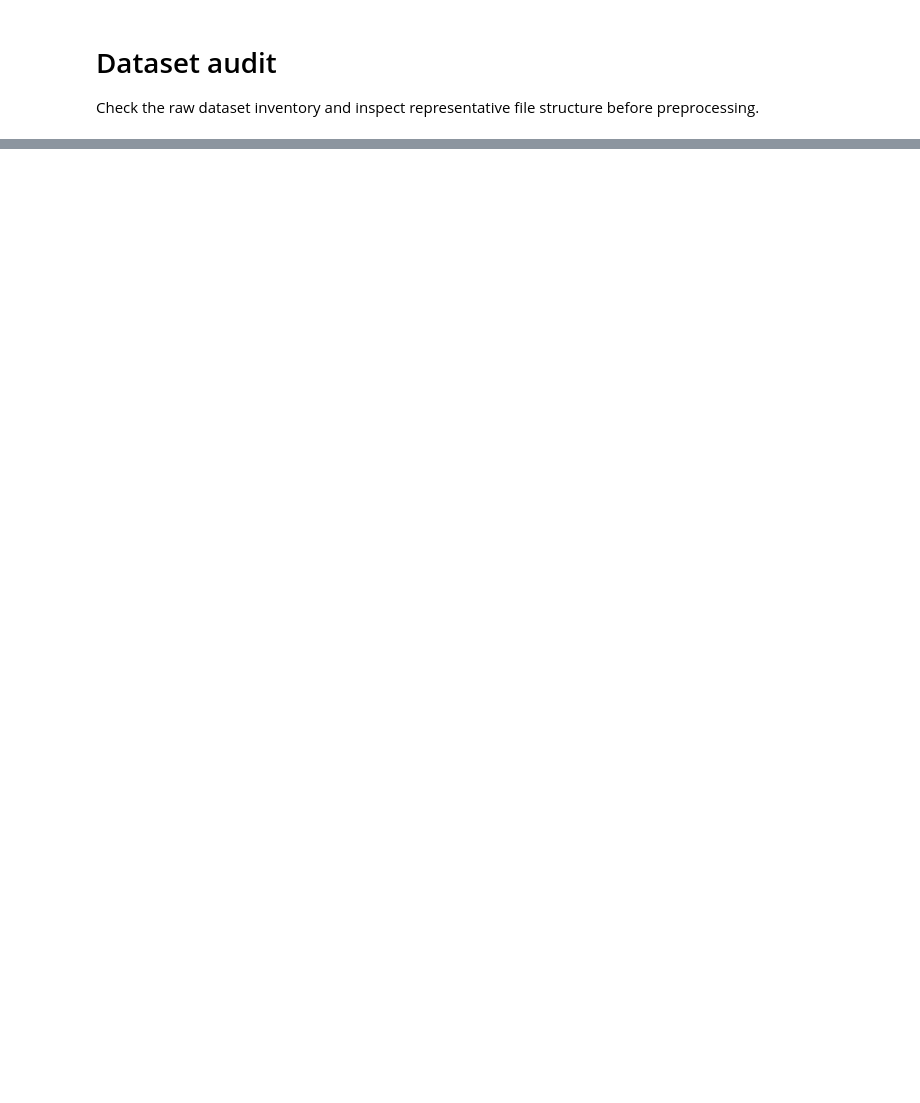
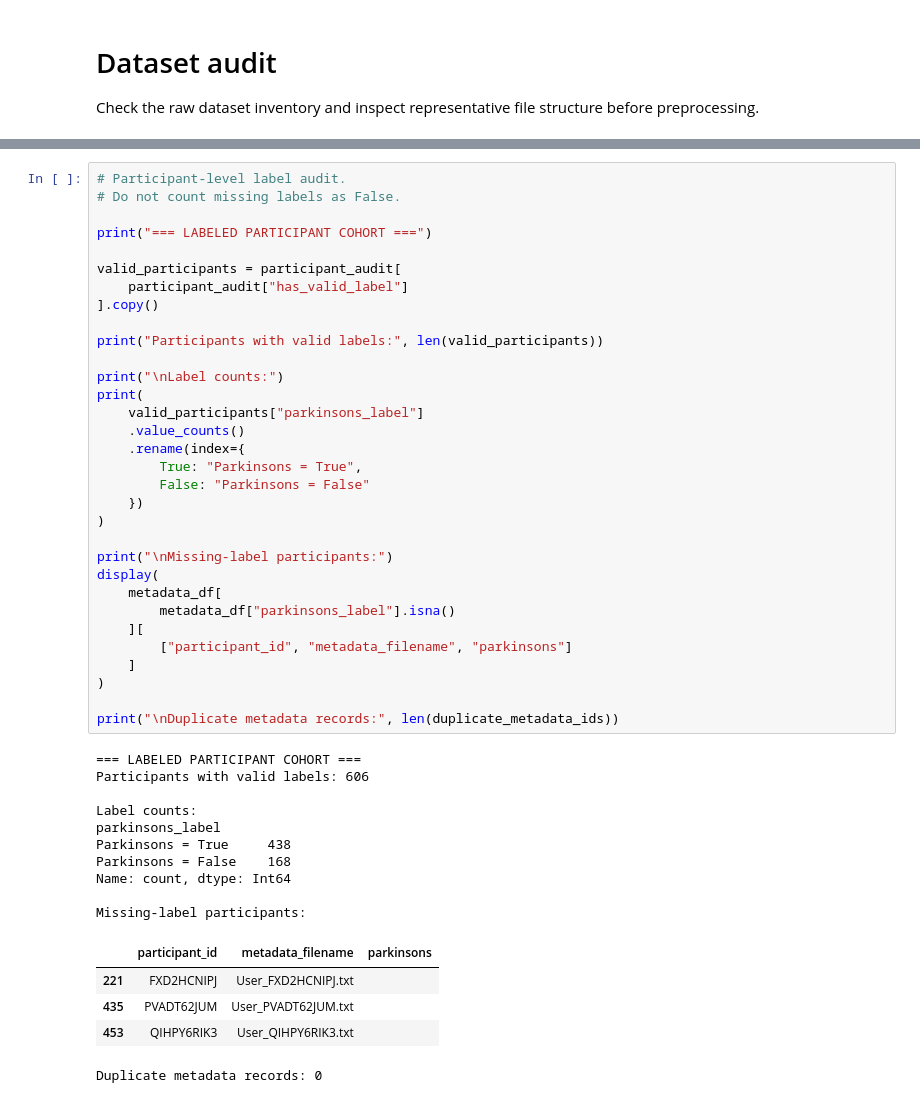
Before and after one commit to CS-HARSHA/PARKINSONS-DISEASE-PREDICTOR, a Jupyter notebook: notebooks/01_dataset_audit.ipynb, the cells around one changed output, grey strips where cells are left out. Cells and saved outputs as stored; diff of their text form; blank space fills up the shorter version.

```diff
--- a/notebooks/01_dataset_audit.ipynb
+++ b/notebooks/01_dataset_audit.ipynb
@@ -46,0 +1791,48 @@ else:
+# %%
+# Participant-level label audit.
+# Do not count missing labels as False.
+
+print("=== LABELED PARTICIPANT COHORT ===")
+
+valid_participants = participant_audit[
+    participant_audit["has_valid_label"]
+].copy()
+
+print("Participants with valid labels:", len(valid_participants))
+
+print("\nLabel counts:")
+print(
+    valid_participants["parkinsons_label"]
+    .value_counts()
+    .rename(index={
+        True: "Parkinsons = True",
+        False: "Parkinsons = False"
+    })
+)
+
+print("\nMissing-label participants:")
+display(
+    metadata_df[
+        metadata_df["parkinsons_label"].isna()
+    ][
+        ["participant_id", "metadata_filename", "parkinsons"]
+    ]
+)
+
+print("\nDuplicate metadata records:", len(duplicate_metadata_ids))
+# %% [output]
+=== LABELED PARTICIPANT COHORT ===
+Participants with valid labels: 606
+
+Label counts:
+parkinsons_label
+Parkinsons = True     438
+Parkinsons = False    168
+Name: count, dtype: Int64
+
+Missing-label participants:
+|  | participant_id | metadata_filename | parkinsons |
+| 221 | FXD2HCNIPJ | User_FXD2HCNIPJ.txt |  |
+| 435 | PVADT62JUM | User_PVADT62JUM.txt |  |
+| 453 | QIHPY6RIK3 | User_QIHPY6RIK3.txt |  |
+Duplicate metadata records: 0
```
Also changed, not shown: parts of 41 cells of this notebook, 17 other files.
